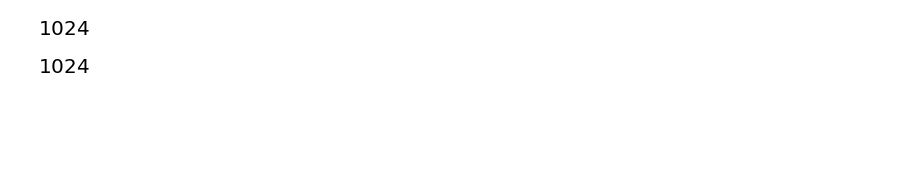
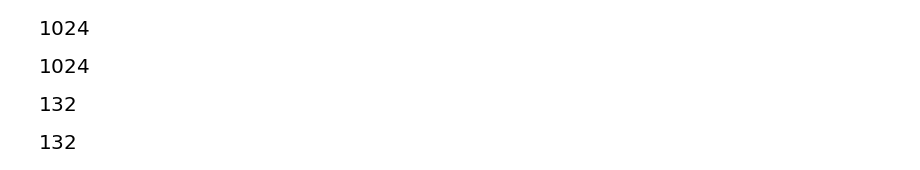
Before and after one commit to matteoghera/progettoAADS, a Jupyter notebook: progetto/conta2Motzkin.ipynb, the cells around one changed output. Cells and saved outputs as stored; diff of their text form; code cells hidden in the pictures; blank space fills up the shorter version.

Commit message:
Inserimento della procedura che ricerca i cammini 2-Motzkin

```diff
--- a/progetto/conta2Motzkin.ipynb
+++ b/progetto/conta2Motzkin.ipynb
@@ -61,3 +61,37 @@ len(myList)
 pow(4,5)
 # %% [output]
 [figure]
+# %%
+#Data la lista delle sequenze di dimensione N con numeri fra 0 e 3. Restituisco le sequenze che rappresentano i cammini
+#2-Motzkin di lunghezza N
+
+def find2MontzkinPath(N, L):
+    temp=L.copy()
+    for k in range(len(temp)):
+        s=temp[k]
+        stack=[]
+        for i in range(N):
+            if s[i]==0:
+                stack.append(0)
+            if s[i]==3:
+                if len(stack)!=0:
+                    stack.remove(0)
+                else:
+                    temp[k]=0
+        if len(stack)>0:
+            temp[k] = 0
+
+    result=[]
+    for i in range(len(temp)):
+        if temp[i]!=0:
+            result.append(temp[i])
+    return result
+# %%
+Motzkin2PathInMyList=find2MontzkinPath(5, myList)
+len(Motzkin2PathInMyList)
+# %% [output]
+[figure, added]
+# %%
+C2(5)
+# %% [output]
+[figure, added]
```
